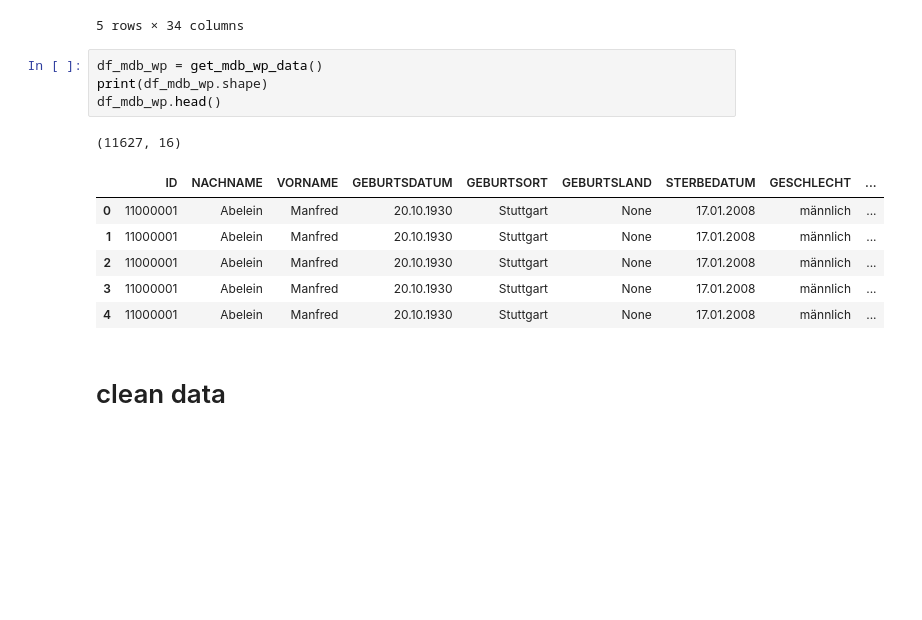
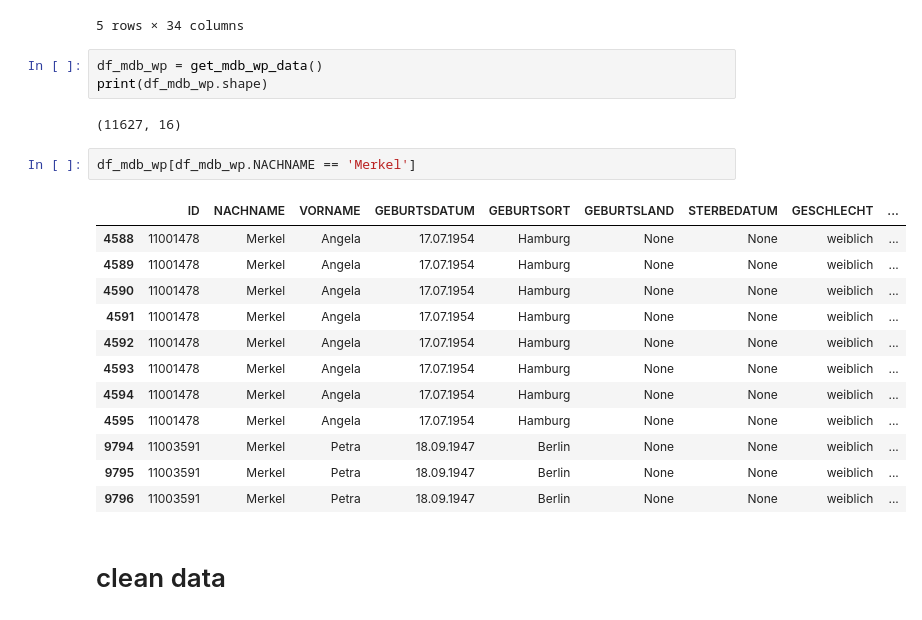
Before and after one commit to mrs-curi0sity/bundestag-mining, a Jupyter notebook: Parse_Stammdaten.ipynb, the cells around one changed output. Drawn from its saved outputs; the diff is of its cells as text; blank space fills up the shorter version.

```diff
--- a/Parse_Stammdaten.ipynb
+++ b/Parse_Stammdaten.ipynb
@@ -76,18 +77,26 @@ df_mdb.head()
 | 3 | 11000004 | Ackermann | Else | 06.11.1933 | Berlin | None | 14.09.2019 | weiblich | ... |
 | 4 | 11000005 | Adam | Ulrich | 09.06.1950 | Teterow, Kr. Teterow, Bezirk Neub... | None | None | männlich | ... |
 5 rows × 34 columns
-# %%
-df_mdb_wp = get_mdb_wp_data()
-print(df_mdb_wp.shape)
-df_mdb_wp.head()
-# %% [output]
-(11627, 16)
-|  | ID | NACHNAME | VORNAME | GEBURTSDATUM | GEBURTSORT | GEBURTSLAND | STERBEDATUM | GESCHLECHT | ... |
-| 0 | 11000001 | Abelein | Manfred | 20.10.1930 | Stuttgart | None | 17.01.2008 | männlich | ... |
-| 1 | 11000001 | Abelein | Manfred | 20.10.1930 | Stuttgart | None | 17.01.2008 | männlich | ... |
-| 2 | 11000001 | Abelein | Manfred | 20.10.1930 | Stuttgart | None | 17.01.2008 | männlich | ... |
-| 3 | 11000001 | Abelein | Manfred | 20.10.1930 | Stuttgart | None | 17.01.2008 | männlich | ... |
-| 4 | 11000001 | Abelein | Manfred | 20.10.1930 | Stuttgart | None | 17.01.2008 | männlich | ... |
+# %%
+df_mdb_wp = get_mdb_wp_data()
+print(df_mdb_wp.shape)
+# %% [output]
+(11627, 16)
+# %%
+df_mdb_wp[df_mdb_wp.NACHNAME == 'Merkel']
+# %% [output]
+|  | ID | NACHNAME | VORNAME | GEBURTSDATUM | GEBURTSORT | GEBURTSLAND | STERBEDATUM | GESCHLECHT | ... |
+| 4588 | 11001478 | Merkel | Angela | 17.07.1954 | Hamburg | None | None | weiblich | ... |
+| 4589 | 11001478 | Merkel | Angela | 17.07.1954 | Hamburg | None | None | weiblich | ... |
+| 4590 | 11001478 | Merkel | Angela | 17.07.1954 | Hamburg | None | None | weiblich | ... |
+| 4591 | 11001478 | Merkel | Angela | 17.07.1954 | Hamburg | None | None | weiblich | ... |
+| 4592 | 11001478 | Merkel | Angela | 17.07.1954 | Hamburg | None | None | weiblich | ... |
+| 4593 | 11001478 | Merkel | Angela | 17.07.1954 | Hamburg | None | None | weiblich | ... |
+| 4594 | 11001478 | Merkel | Angela | 17.07.1954 | Hamburg | None | None | weiblich | ... |
+| 4595 | 11001478 | Merkel | Angela | 17.07.1954 | Hamburg | None | None | weiblich | ... |
+| 9794 | 11003591 | Merkel | Petra | 18.09.1947 | Berlin | None | None | weiblich | ... |
+| 9795 | 11003591 | Merkel | Petra | 18.09.1947 | Berlin | None | None | weiblich | ... |
+| 9796 | 11003591 | Merkel | Petra | 18.09.1947 | Berlin | None | None | weiblich | ... |
 # %% [markdown]
 # clean data
 # %%
```
Also changed, not shown: parts of 25 cells of this notebook, 1 other file.
